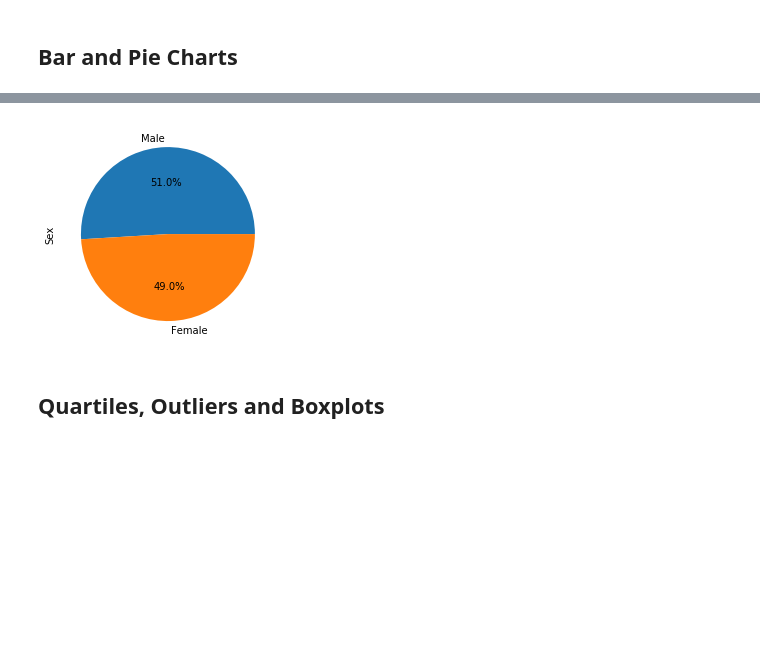
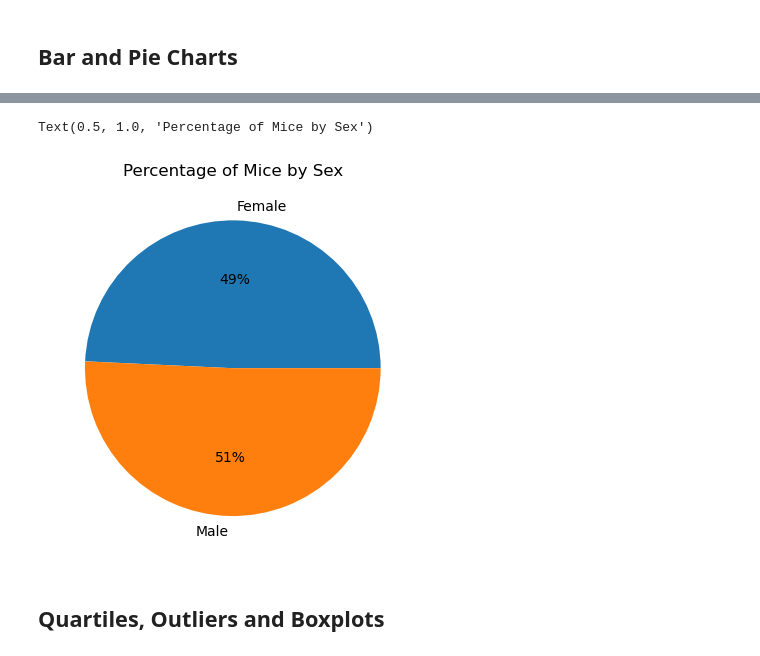
Before and after one commit to DavidsonRCan2/data-vis-challenge, a Jupyter notebook: Pymaceuticals/pymaceuticals_main.ipynb, the cells around one changed output, grey strips where cells are left out. Saved outputs shown, nothing was run; the diff lists cells and outputs as text; code cells hidden in the pictures; blank space fills up the shorter version.

```diff
--- a/Pymaceuticals/pymaceuticals_main.ipynb
+++ b/Pymaceuticals/pymaceuticals_main.ipynb
@@ -186,0 +219,5 @@ tvstatsbydrug
+# %%
+mouse_by_sex = final_mice.groupby(["Sex"])["Mouse ID"].count()
+mouse_by_sex = pd.DataFrame(mouse_by_sex)
+mouse_by_sex.columns=["Number of Mice Tested"]
+mouse_by_sex
@@ -187,7 +229,11 @@ tvstatsbydrug
 # %%
 # Generate a pie plot showing the distribution of female versus male mice using pyplot
+
+plt.pie(mouse_by_sex["Number of Mice Tested"], labels=mouse_by_sex.index, autopct='%1.0f%%')
+plt.title("Percentage of Mice by Sex")
 # %% [output]
+Text(0.5, 1.0, 'Percentage of Mice by Sex')
-[figure, old version]
+[figure, new version]
 # %% [markdown]
 ## Quartiles, Outliers and Boxplots
 # %%
```
Also changed, not shown: parts of 7 cells of this notebook.
